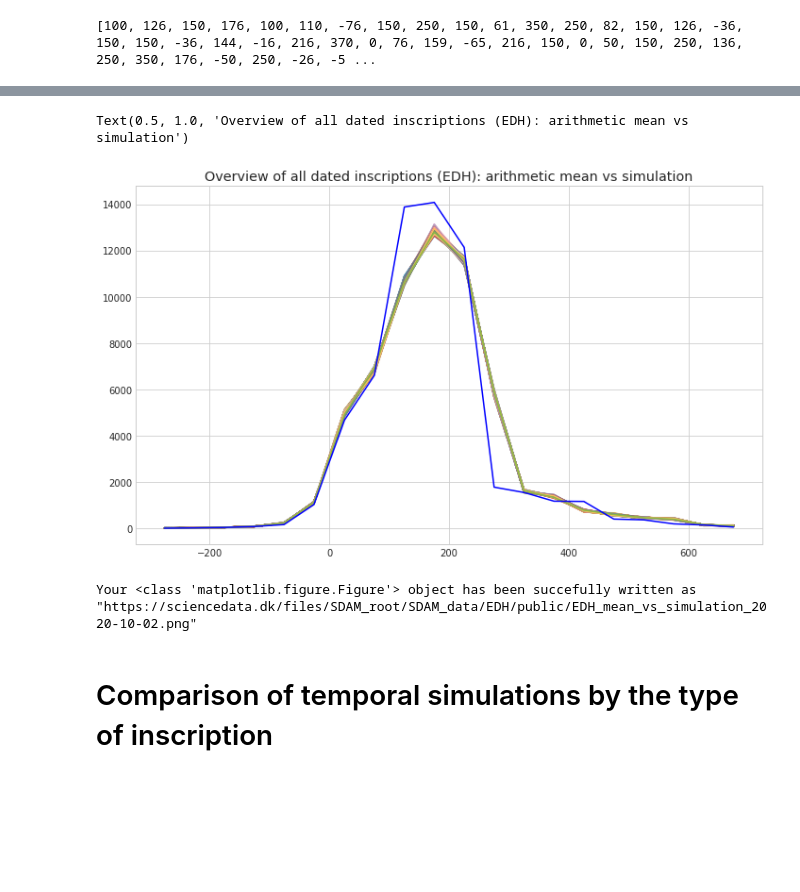
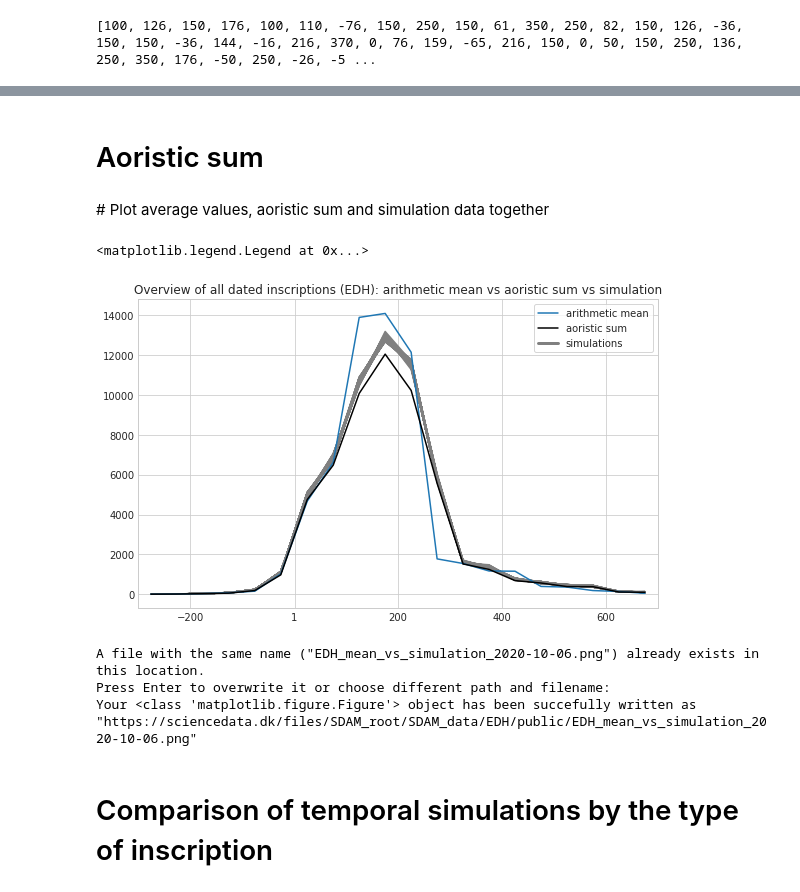
Before and after one commit to sdam-au/EDH_exploration, a Jupyter notebook: scripts/Py_EDH_TEMPORAL_EXPLORATION.ipynb, the cells around one changed output, grey strips where cells are left out. Drawn from its saved outputs; the diff is of its cells as text; code cells hidden in the pictures; blank space fills up the shorter version.

```diff
--- a/scripts/Py_EDH_TEMPORAL_EXPLORATION.ipynb
+++ b/scripts/Py_EDH_TEMPORAL_EXPLORATION.ipynb
@@ -383,4 +385,7 @@ print(EDH_dated["date_avr"].tolist()[:100])
 # %% [output]
 [100, 126, 150, 176, 100, 110, -76, 150, 250, 150, 61, 350, 250, 82, 150, 126, -36, 150, 150, -36, 144, -16, 216, 370, 0, 76, 159, -65, 216, 150, 0, 50, 150, 250, 136, 250, 350, 176, -50, 250, -26, -5 ...
 # %%
-avr_by_block = dates_per_block(EDH_dated["date_avr"], sims_by_blocks["temp_block"].tolist())
+count_by_block = dates_per_block(EDH_dated["date_avr"], sims_by_blocks["temp_block"].tolist())
+count_by_block_df = pd.DataFrame(count_by_block)
+count_by_block_df.columns = ["temp_block", "count"]
+count_by_block_df
@@ -408,0 +410,10 @@ avr_by_block_df
+# %% [markdown]
+# Aoristic sum
+# %%
+timeblocks_tuples = sims_by_blocks["temp_block"].tolist()
+
+EDH_dated["aoristic"] = EDH_dated.apply(lambda row: get_aoristic(row["not_before"], row["not_after_new"], timeblocks_tuples), axis=1)
+
+EDH_df_aoristic = get_aoristic_sum(EDH_dated["aoristic"].tolist(), timeblocks_tuples)
+# %% [markdown]
+# Plot average values, aoristic sum and simulation data together
@@ -409,18 +441,35 @@ avr_by_block_df
 # %%
 plt.style.use('seaborn-whitegrid')
 
-fig, ax = plt.subplots(figsize=(10, 6), tight_layout=True)
-plot_timeblocks_data(EDH_complete_simulations, ax)
-x = [np.mean(tup) for tup in avr_by_block_df["temp_block"]]
-y = avr_by_block_df["count"]
-ax.plot(x, y, color="b")
-ax.set_title("Overview of all dated inscriptions (EDH): arithmetic mean vs simulation")
+fig, ax = plt.subplots(figsize=(8, 5), tight_layout=True)
+
+
+plot_sim = plot_timeblocks_data(EDH_complete_simulations, ax, "grey")
+
+x = [np.mean(tup) for tup in count_by_block_df["temp_block"]]
+y = count_by_block_df["count"]
+plot_avr = ax.plot(x, y, color="tab:blue")
+
+plot_aor = ax.plot([np.mean(timeblock) for timeblock in EDH_df_aoristic.keys()], EDH_df_aoristic.values(), color="black")
+
+ax.set_title("Overview of all dated inscriptions (EDH): arithmetic mean vs aoristic sum vs simulation")
+ax.set_xticks([-200, 1, 200, 400, 600])
+ax.set_xlim(-300, 700)
+
+marker1 = mlines.Line2D([], [], color='tab:blue', label='arithmetic mean')
+marker2 = mlines.Line2D([], [], color='black', label='aoristic sum')
+marker3 = mlines.Line2D([], [], linewidth=3, color='gray', label='simulations')
+
+ax.legend(handles=[marker1, marker2, marker3], frameon=True)# [plot_avr, plot_aor], ["count by avr", "aoristic sum"])
+#plt.show()
 # %% [output]
-Text(0.5, 1.0, 'Overview of all dated inscriptions (EDH): arithmetic mean vs simulation')
+<matplotlib.legend.Legend at 0x...>
-[figure, old version]
+[figure, new version]
 # %%
-sddk.write_file("SDAM_data/EDH/public/EDH_mean_vs_simulation_2020-10-02.png", fig, conf)
+sddk.write_file("SDAM_data/EDH/public/EDH_mean_vs_simulation_2020-10-06.png", fig, conf)
 # %% [output]
-Your <class 'matplotlib.figure.Figure'> object has been succefully written as "https://sciencedata.dk/files/SDAM_root/SDAM_data/EDH/public/EDH_mean_vs_simulation_2020-10-02.png"
+A file with the same name ("EDH_mean_vs_simulation_2020-10-06.png") already exists in this location.
+Press Enter to overwrite it or choose different path and filename:
+Your <class 'matplotlib.figure.Figure'> object has been succefully written as "https://sciencedata.dk/files/SDAM_root/SDAM_data/EDH/public/EDH_mean_vs_simulation_2020-10-06.png"
 # %% [markdown]
 # Comparison of temporal simulations by the type of inscription
```
Also changed, not shown: parts of 30 cells of this notebook.
